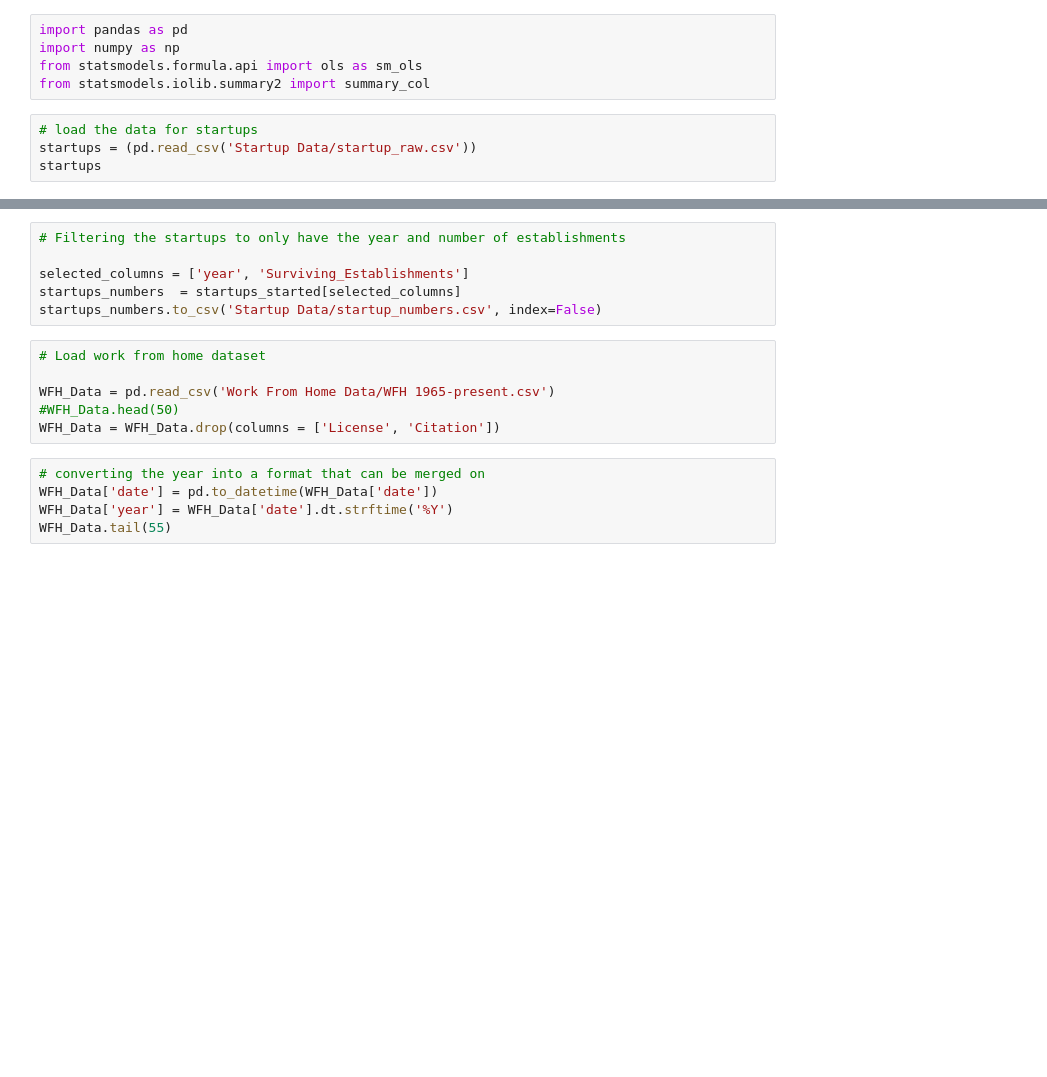
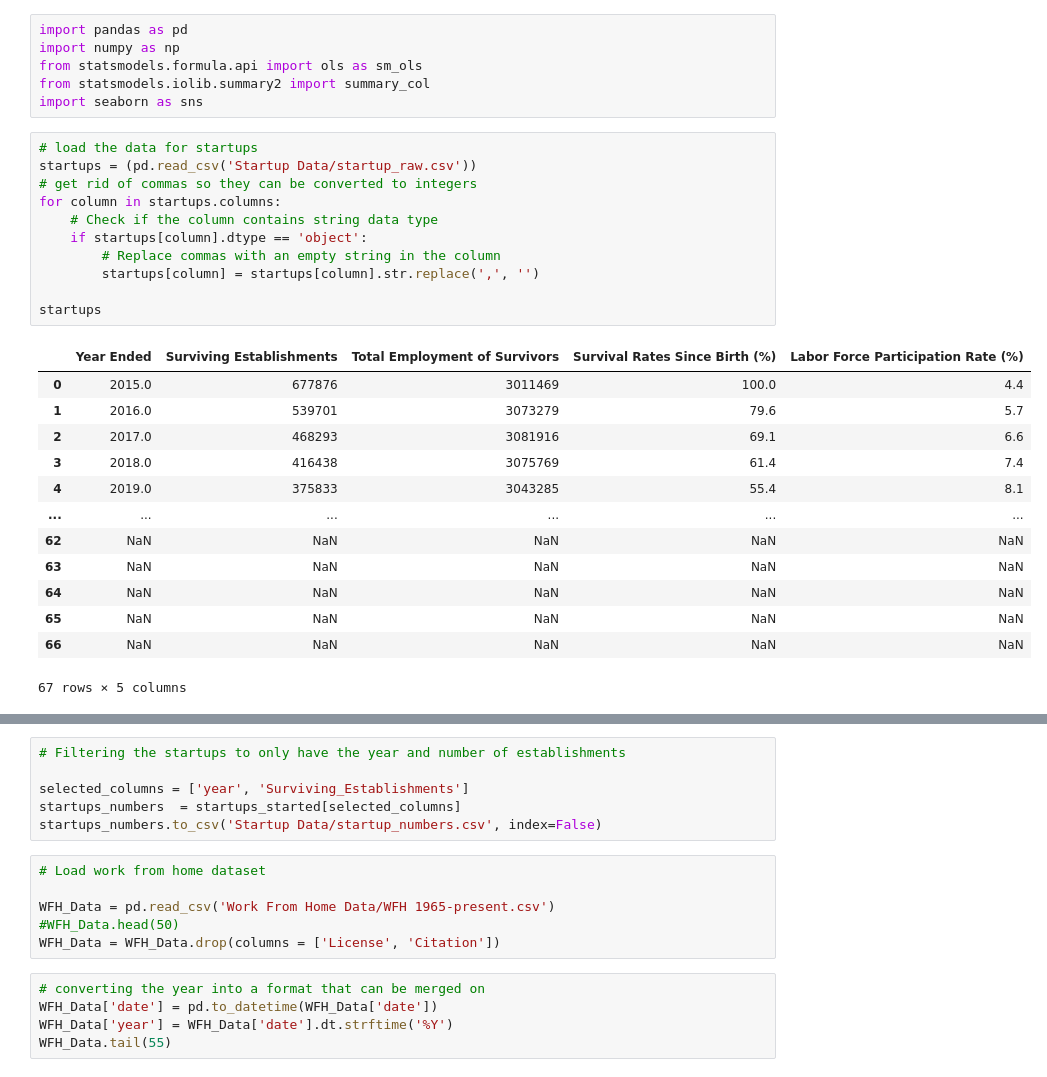
Before and after one commit to Keith-Cheung/FIN377-Final-Project, a Jupyter notebook: build_sample.ipynb, the cells around one changed output, grey strips where cells are left out. Drawn from its saved outputs; the diff is of its cells as text; blank space fills up the shorter version.

```diff
--- a/build_sample.ipynb
+++ b/build_sample.ipynb
@@ -3,10 +3,32 @@ import pandas as pd
 import numpy as np
 from statsmodels.formula.api import ols as sm_ols
 from statsmodels.iolib.summary2 import summary_col
+import seaborn as sns
 # %%
 # load the data for startups
 startups = (pd.read_csv('Startup Data/startup_raw.csv'))
+# get rid of commas so they can be converted to integers
+for column in startups.columns:
+    # Check if the column contains string data type
+    if startups[column].dtype == 'object':
+        # Replace commas with an empty string in the column
+        startups[column] = startups[column].str.replace(',', '')
+
 startups
+# %% [output]
+|  | Year Ended | Surviving Establishments | Total Employment of Survivors | Survival Rates Since Birth (%) | Labor Force Participation Rate (%) |
+| 0 | 2015.0 | 677876 | 3011469 | 100.0 | 4.4 |
+| 1 | 2016.0 | 539701 | 3073279 | 79.6 | 5.7 |
+| 2 | 2017.0 | 468293 | 3081916 | 69.1 | 6.6 |
+| 3 | 2018.0 | 416438 | 3075769 | 61.4 | 7.4 |
+| 4 | 2019.0 | 375833 | 3043285 | 55.4 | 8.1 |
+| ... | ... | ... | ... | ... | ... |
+| 62 | NaN | NaN | NaN | NaN | NaN |
+| 63 | NaN | NaN | NaN | NaN | NaN |
+| 64 | NaN | NaN | NaN | NaN | NaN |
+| 65 | NaN | NaN | NaN | NaN | NaN |
+| 66 | NaN | NaN | NaN | NaN | NaN |
+67 rows × 5 columns
 # %%
 # filter to include only the years that have a 100% survival rate to show how many startups were made that year
 startups_started = startups[startups['Survival Rates Since Birth (%)'] == 100]
```
Also changed, not shown: parts of 13 cells of this notebook, 2 other files.
